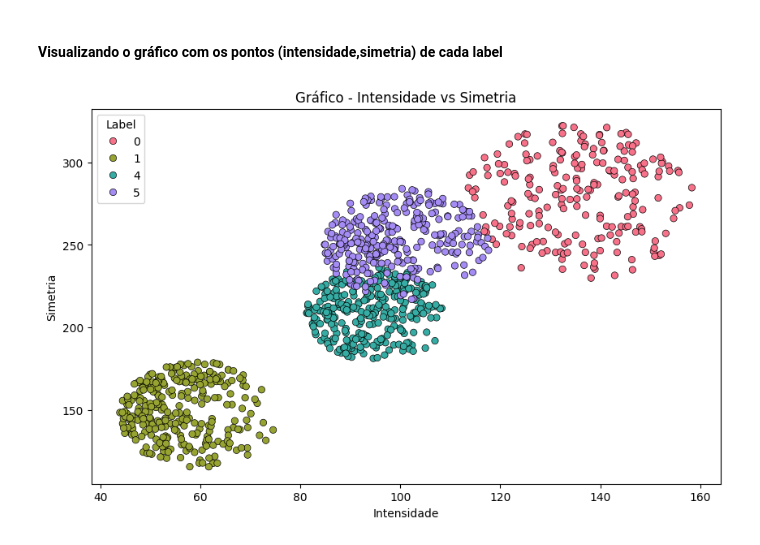
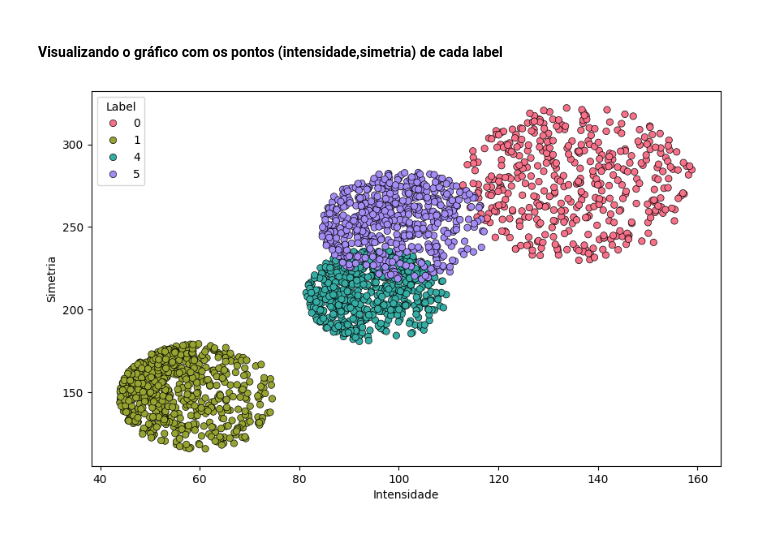
Before and after one commit to Thiagorcj/Projeto_ML, a Jupyter notebook: codes.ipynb, the cells around one changed output. Cells and saved outputs as stored; diff of their text form; code cells hidden in the pictures.

```diff
--- a/codes.ipynb
+++ b/codes.ipynb
@@ -180,29 +186,54 @@ plot(df_train1.iloc[0],'Primeira imagem - treino')
 # %% [markdown]
 #### Visualizando o gráfico com os pontos (intensidade,simetria) de cada label
-# %%
-import pandas as pd
-import matplotlib.pyplot as plt
-import seaborn as sns
-
-# Supondo que df_teste já está configurado corretamente com colunas 'label', 'intensidades', e 'simetrias'
-# Aqui assumimos que 'intensidades' e 'simetrias' são colunas numéricas
-
-# Criar uma paleta de cores discreta para os labels
-unique_labels = df_teste['label'].unique()
-palette = sns.color_palette("husl", len(unique_labels))  # Usa a paleta de cores Husl com uma cor para cada label
-
-# Criar o gráfico usando seaborn
-plt.figure(figsize=(10, 6))
-
-# Plotar Intensidade vs. Simetria
-sns.scatterplot(x='intensidade', y='simetria', hue='label', data=df_teste, palette=palette, edgecolor='k')
-
-# Adicionar título e rótulos
-plt.title('Gráfico - Intensidade vs Simetria')
-plt.xlabel('Intensidade')
-plt.ylabel('Simetria')
-plt.legend(title='Label')
-plt.savefig('imagens/grafico_int_simetria.png')
-plt.show()
-# %% [output]
-[figure, removed]
+# %%
+def plot_intensity_vs_symmetry(df, weights=None, save_path=False,title=False):
+    """
+    Plota um gráfico de dispersão de Intensidade vs. Simetria, colorido pelos labels,
+    e salva o gráfico em um arquivo PNG. Opcionalmente, plota a reta de separação
+    se os pesos forem fornecidos.
+
+    Parâmetros:
+    df (pd.DataFrame): O DataFrame que contém as colunas 'intensidade', 'simetria' e 'label'.
+    weights (list ou np.array): Vetor de pesos do modelo de regressão linear [intercepto, coef_intensidade, coef_simetria].
+    save_path (str): O caminho onde o gráfico será salvo como um arquivo PNG.
+    """
+    # Criando uma paleta de cores discreta para os labels
+    unique_labels = df['label'].unique()
+    palette = sns.color_palette("husl", len(unique_labels))  # Usa a paleta de cores Husl
+
+    # Criando o gráfico usando seaborn
+    plt.figure(figsize=(10, 6))
+
+    # Plotando Intensidade vs. Simetria
+    sns.scatterplot(x='intensidade', y='simetria', hue='label', data=df, palette=palette, edgecolor='k')
+
+    if weights is not None:
+        # Adicionando a reta de separação
+        intercept = weights[0]
+        coef_intensidade = weights[1]
+        coef_simetria = weights[2]
+
+        x_values = np.linspace(df['intensidade'].min(), df['intensidade'].max(), 100)
+        y_values = - (coef_intensidade / coef_simetria) * x_values - (intercept / coef_simetria)
+
+        plt.plot(x_values, y_values, color='black', linestyle='--', label='Reta')
+
+    # Adicionando título e rótulos
+    if title:   plt.title(f'{title}')
+    plt.xlabel('Intensidade')
+    plt.ylabel('Simetria')
+    plt.legend(title='Label')
+
+    # Salvando o gráfico como um arquivo PNG
+    if save_path:
+        plt.savefig(save_path)
+
+    # Exibindo o gráfico
+    plt.show()
+
+
+# Exemplo de uso
+# df_teste é o DataFrame que você tem
+plot_intensity_vs_symmetry(df_train,save_path='imagens/grafico_int_simetria.png')
+# %% [output]
+[figure, added]
```
Also changed, not shown: parts of 8 cells of this notebook, 11 other files.
